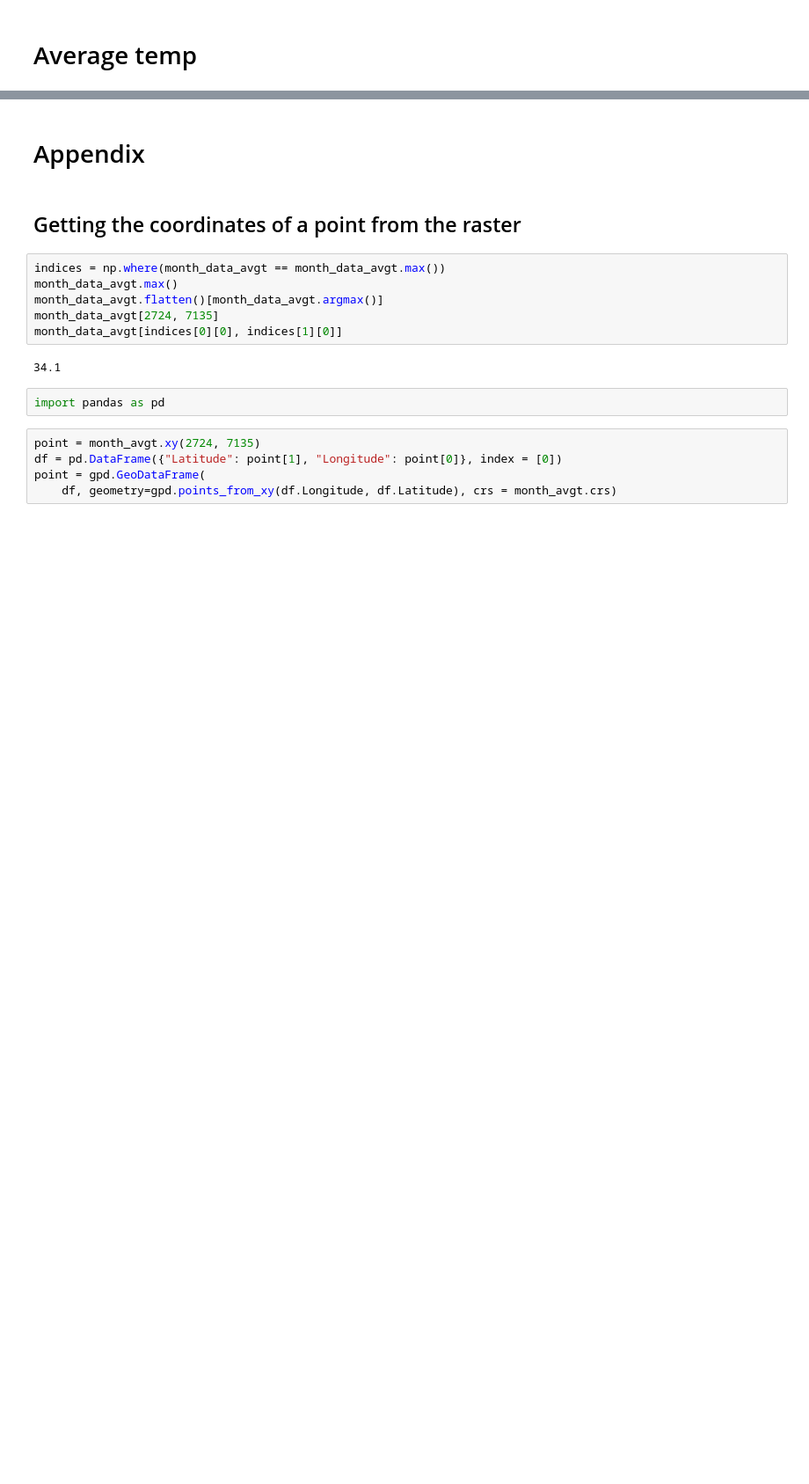
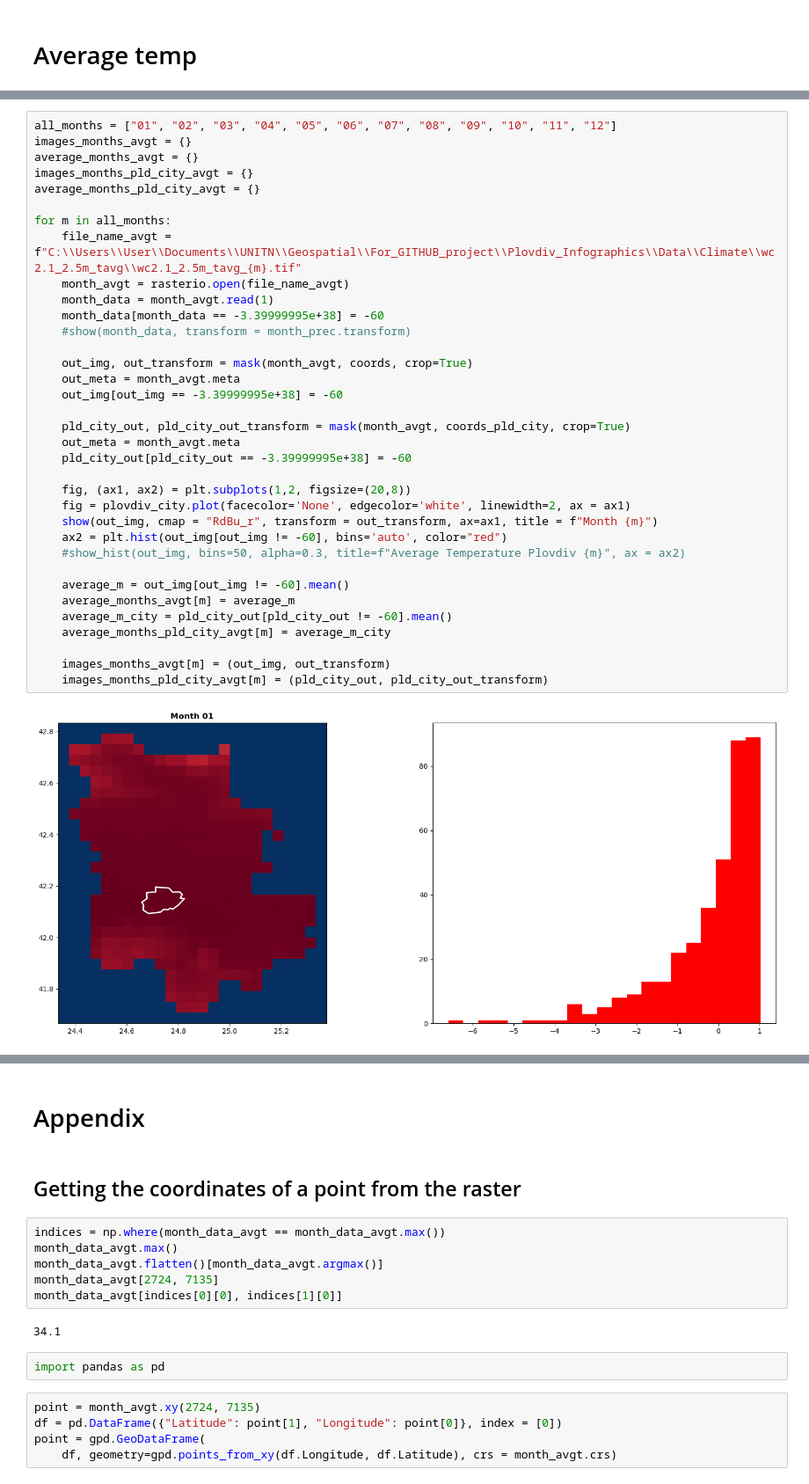
Before and after one commit to atanasova16/GeospatialAnalysisProject, a Jupyter notebook: Analysis_and_Exploration/Code/histclimate.ipynb, the cells around one changed output, grey strips where cells are left out. Shown at 88% size. Saved outputs shown, nothing was run; the diff lists cells and outputs as text; blank space fills up the shorter version.

```diff
--- a/Analysis_and_Exploration/Code/histclimate.ipynb
+++ b/Analysis_and_Exploration/Code/histclimate.ipynb
@@ -167,0 +222,37 @@ show_hist(
+# %%
+all_months = ["01", "02", "03", "04", "05", "06", "07", "08", "09", "10", "11", "12"]
+images_months_avgt = {}
+average_months_avgt = {}
+images_months_pld_city_avgt = {}
+average_months_pld_city_avgt = {}
+
+for m in all_months:
+    file_name_avgt = f"C:\\Users\\User\\Documents\\UNITN\\Geospatial\\For_GITHUB_project\\Plovdiv_Infographics\\Data\\Climate\\wc2.1_2.5m_tavg\\wc2.1_2.5m_tavg_{m}.tif"
+    month_avgt = rasterio.open(file_name_avgt)
+    month_data = month_avgt.read(1)
+    month_data[month_data == -3.39999995e+38] = -60
+    #show(month_data, transform = month_prec.transform)
+
+    out_img, out_transform = mask(month_avgt, coords, crop=True)
+    out_meta = month_avgt.meta
+    out_img[out_img == -3.39999995e+38] = -60
+
+    pld_city_out, pld_city_out_transform = mask(month_avgt, coords_pld_city, crop=True)
+    out_meta = month_avgt.meta
+    pld_city_out[pld_city_out == -3.39999995e+38] = -60
+
+    fig, (ax1, ax2) = plt.subplots(1,2, figsize=(20,8))
+    fig = plovdiv_city.plot(facecolor='None', edgecolor='white', linewidth=2, ax = ax1)
+    show(out_img, cmap = "RdBu_r", transform = out_transform, ax=ax1, title = f"Month {m}")
+    ax2 = plt.hist(out_img[out_img != -60], bins='auto', color="red")
+    #show_hist(out_img, bins=50, alpha=0.3, title=f"Average Temperature Plovdiv {m}", ax = ax2)
+
+    average_m = out_img[out_img != -60].mean()
+    average_months_avgt[m] = average_m
+    average_m_city = pld_city_out[pld_city_out != -60].mean()
+    average_months_pld_city_avgt[m] = average_m_city
+
+    images_months_avgt[m] = (out_img, out_transform)
+    images_months_pld_city_avgt[m] = (pld_city_out, pld_city_out_transform)
+# %% [output]
+[figure, added]
```
Also changed, not shown: parts of 19 cells of this notebook, 35 other files.
